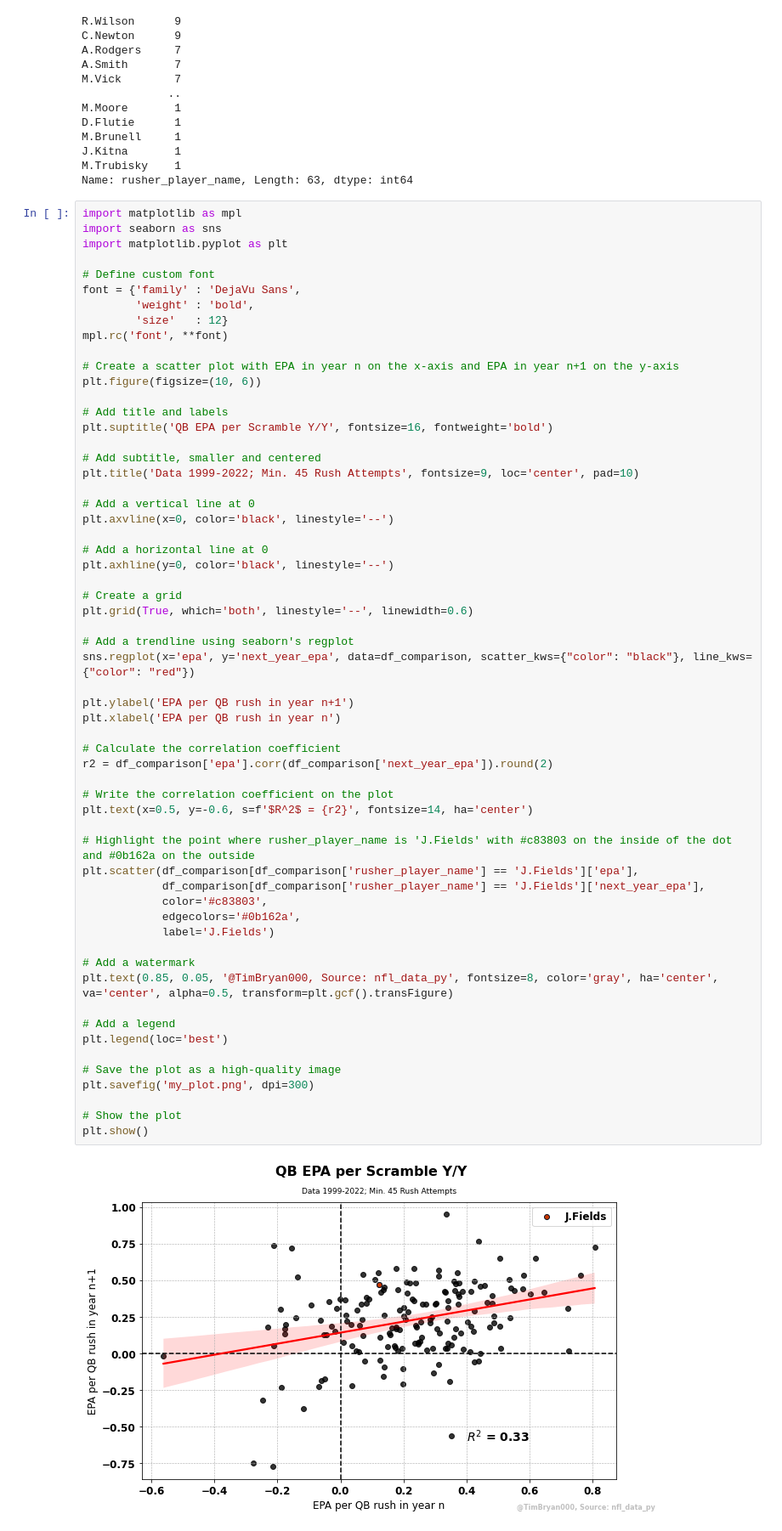
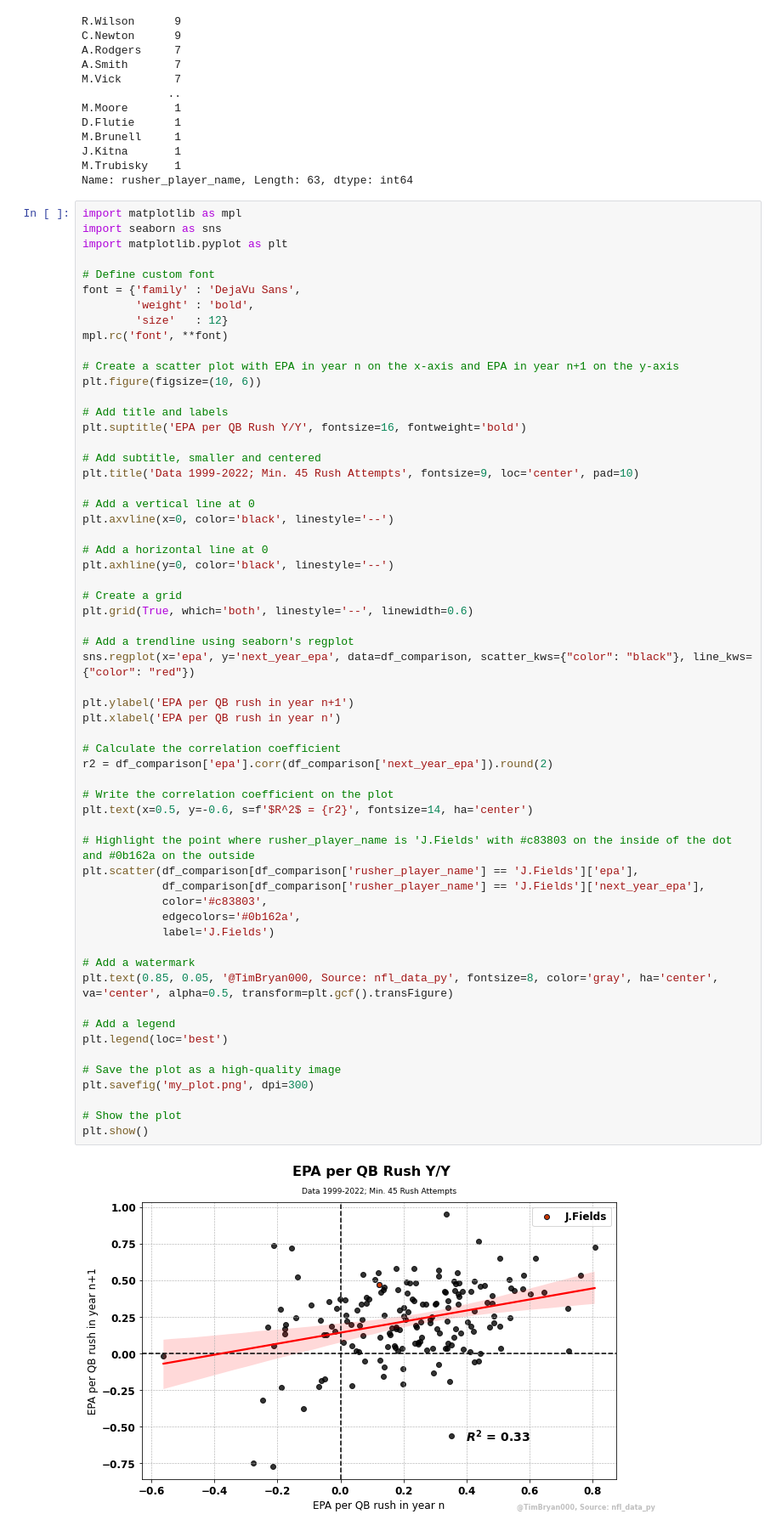
Before and after one commit to tbryan2/visualization-toolbox, a Jupyter notebook: nfl/notebooks/qb_scramble_epa.ipynb, the cells around one changed output. Shown at 85% size. Drawn from its saved outputs; the diff is of its cells as text.

Commit message:
scramble -> rush title

```diff
--- a/nfl/notebooks/qb_scramble_epa.ipynb
+++ b/nfl/notebooks/qb_scramble_epa.ipynb
@@ -185,7 +185,7 @@ mpl.rc('font', **font)
 plt.figure(figsize=(10, 6))
 
 # Add title and labels
-plt.suptitle('QB EPA per Scramble Y/Y', fontsize=16, fontweight='bold')
+plt.suptitle('EPA per QB Rush Y/Y', fontsize=16, fontweight='bold')
 
 # Add subtitle, smaller and centered
 plt.title('Data 1999-2022; Min. 45 Rush Attempts', fontsize=9, loc='center', pad=10)
@@ -203,31 +203,31 @@ plt.grid(True, which='both', linestyle='--', linewidth=0.6)
 sns.regplot(x='epa', y='next_year_epa', data=df_comparison, scatter_kws={"color": "black"}, line_kws={"color": "red"})
 
 plt.ylabel('EPA per QB rush in year n+1')
 plt.xlabel('EPA per QB rush in year n')
 
 # Calculate the correlation coefficient
 r2 = df_comparison['epa'].corr(df_comparison['next_year_epa']).round(2)
 
 # Write the correlation coefficient on the plot
 plt.text(x=0.5, y=-0.6, s=f'$R^2$ = {r2}', fontsize=14, ha='center')
 
 # Highlight the point where rusher_player_name is 'J.Fields' with #c83803 on the inside of the dot and #0b162a on the outside
 plt.scatter(df_comparison[df_comparison['rusher_player_name'] == 'J.Fields']['epa'],
             df_comparison[df_comparison['rusher_player_name'] == 'J.Fields']['next_year_epa'],
             color='#c83803',
             edgecolors='#0b162a',
             label='J.Fields')
 
 # Add a watermark
 plt.text(0.85, 0.05, '@TimBryan000, Source: nfl_data_py', fontsize=8, color='gray', ha='center', va='center', alpha=0.5, transform=plt.gcf().transFigure)
 
 # Add a legend
 plt.legend(loc='best')
 
 # Save the plot as a high-quality image
 plt.savefig('my_plot.png', dpi=300)
 
 # Show the plot
 plt.show()
 # %% [output]
-[figure, old version]
+[figure, new version]
```
Also changed, not shown: 1 other file.
